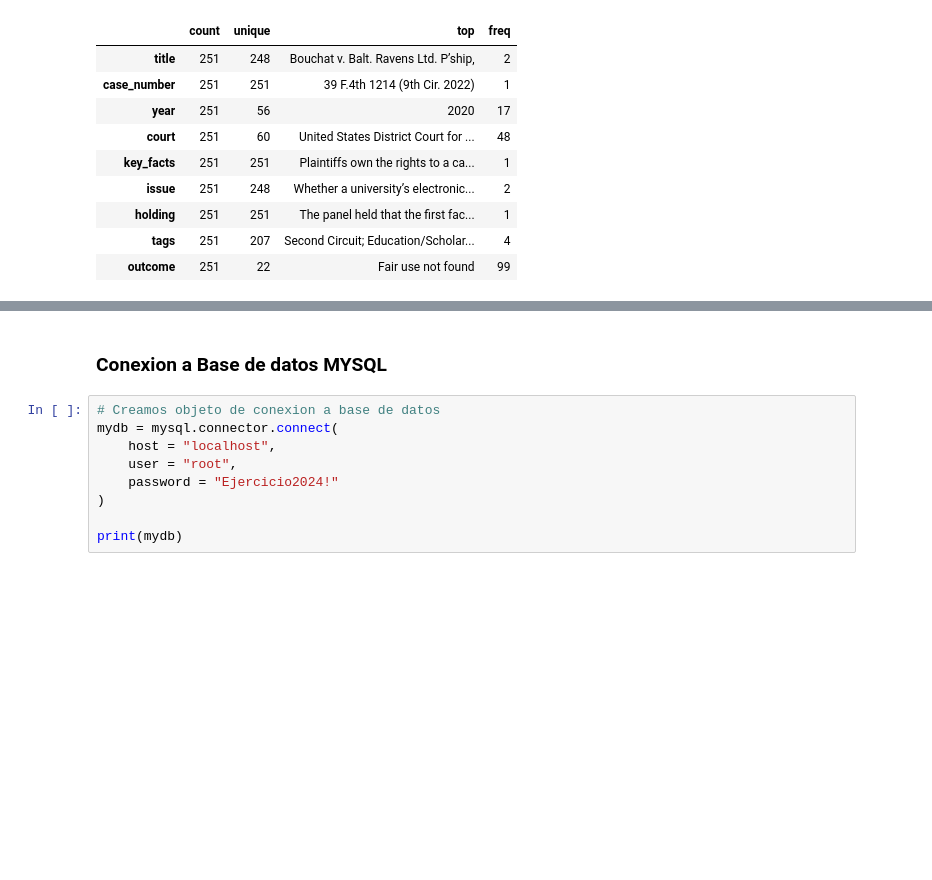
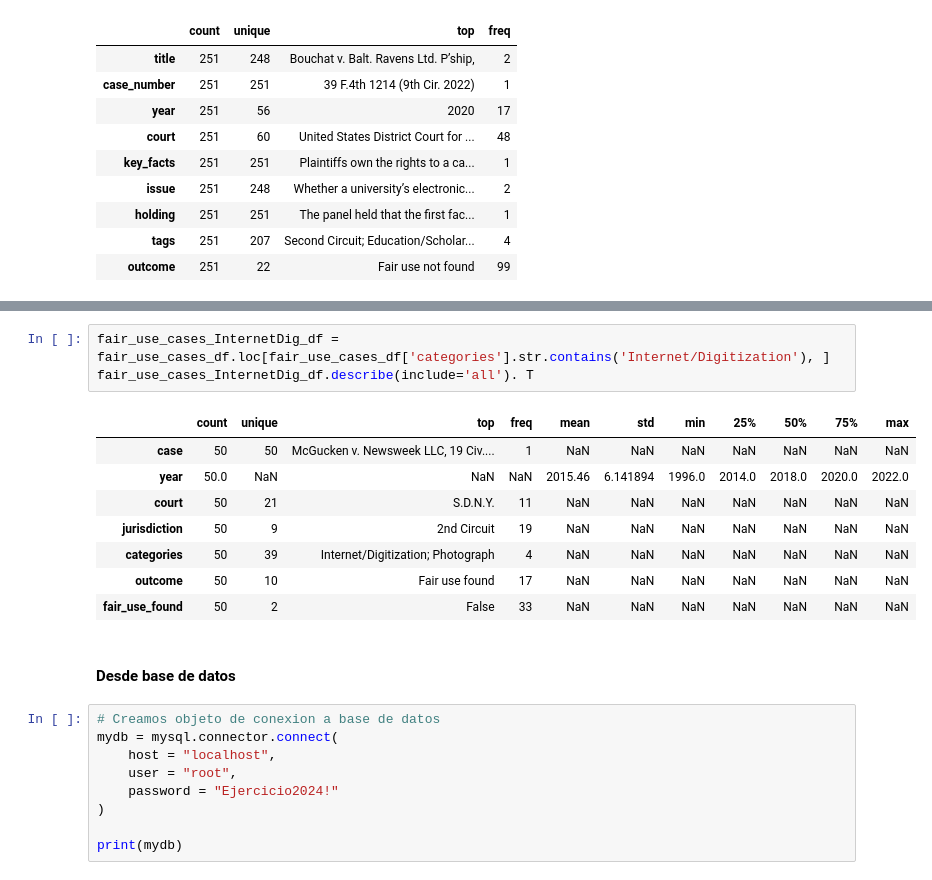
Before and after one commit to AmaliaGuaymasCanavire/ejercicio-1, a Jupyter notebook: fair-data-db.ipynb, the cells around one changed output, grey strips where cells are left out. Drawn from its saved outputs; the diff is of its cells as text; blank space fills up the shorter version.

```diff
--- a/fair-data-db.ipynb
+++ b/fair-data-db.ipynb
@@ -134,5 +208,17 @@ fair_use_findings_df.describe(include='all').T
+# %%
+fair_use_cases_InternetDig_df = fair_use_cases_df.loc[fair_use_cases_df['categories'].str.contains('Internet/Digitization'), ]
+fair_use_cases_InternetDig_df.describe(include='all'). T
+# %% [output]
+|  | count | unique | top | freq | mean | std | min | 25% | 50% | 75% | max |
+| case | 50 | 50 | McGucken v. Newsweek LLC, 19 Civ.... | 1 | NaN | NaN | NaN | NaN | NaN | NaN | NaN |
+| year | 50.0 | NaN | NaN | NaN | 2015.46 | 6.141894 | 1996.0 | 2014.0 | 2018.0 | 2020.0 | 2022.0 |
+| court | 50 | 21 | S.D.N.Y. | 11 | NaN | NaN | NaN | NaN | NaN | NaN | NaN |
+| jurisdiction | 50 | 9 | 2nd Circuit | 19 | NaN | NaN | NaN | NaN | NaN | NaN | NaN |
+| categories | 50 | 39 | Internet/Digitization; Photograph | 4 | NaN | NaN | NaN | NaN | NaN | NaN | NaN |
+| outcome | 50 | 10 | Fair use found | 17 | NaN | NaN | NaN | NaN | NaN | NaN | NaN |
+| fair_use_found | 50 | 2 | False | 33 | NaN | NaN | NaN | NaN | NaN | NaN | NaN |
 # %% [markdown]
-### Conexion a Base de datos MYSQL
+#### Desde base de datos
 # %%
 # Creamos objeto de conexion a base de datos
 mydb = mysql.connector.connect(
```
Also changed, not shown: parts of 22 cells of this notebook.
